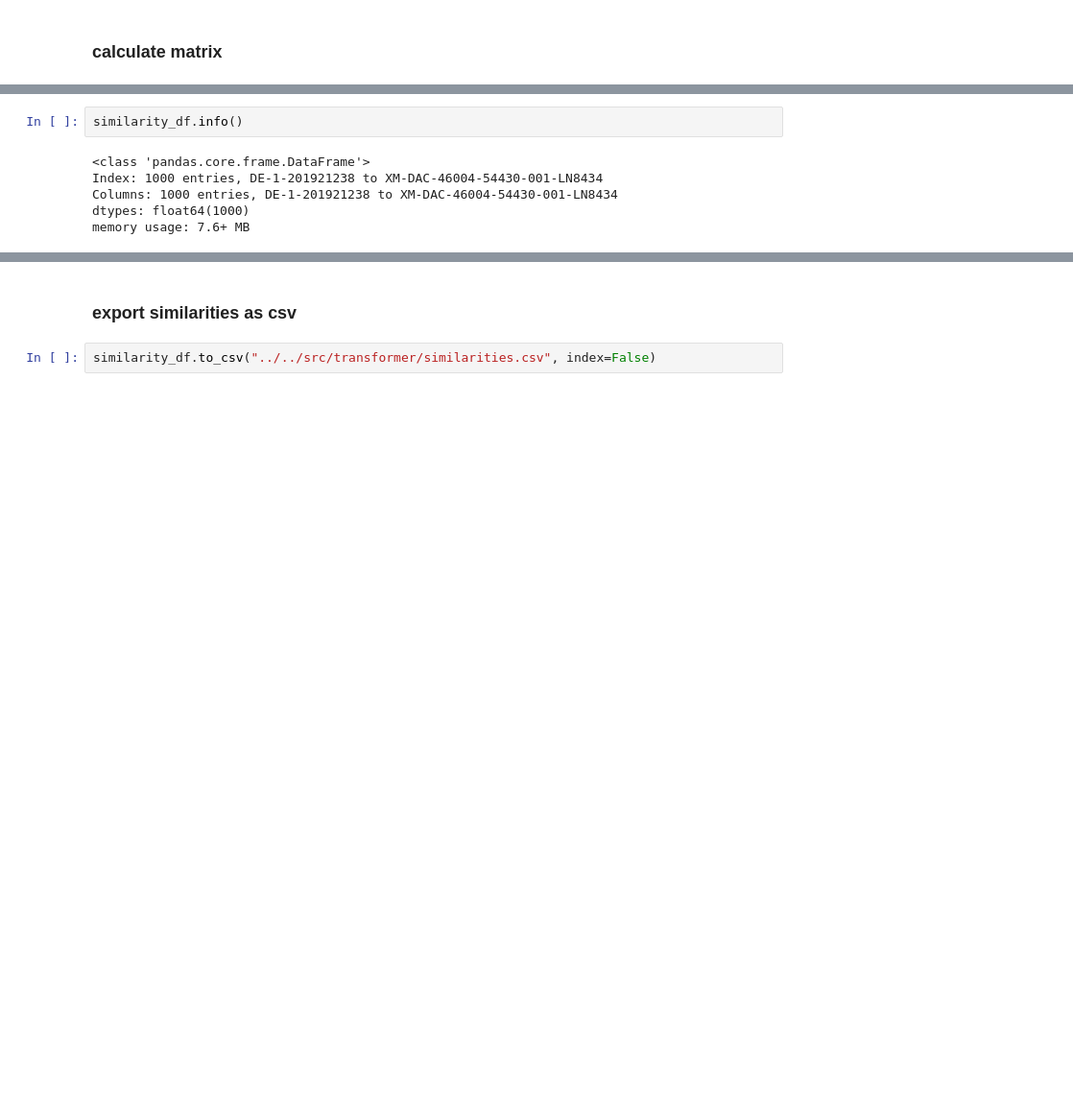
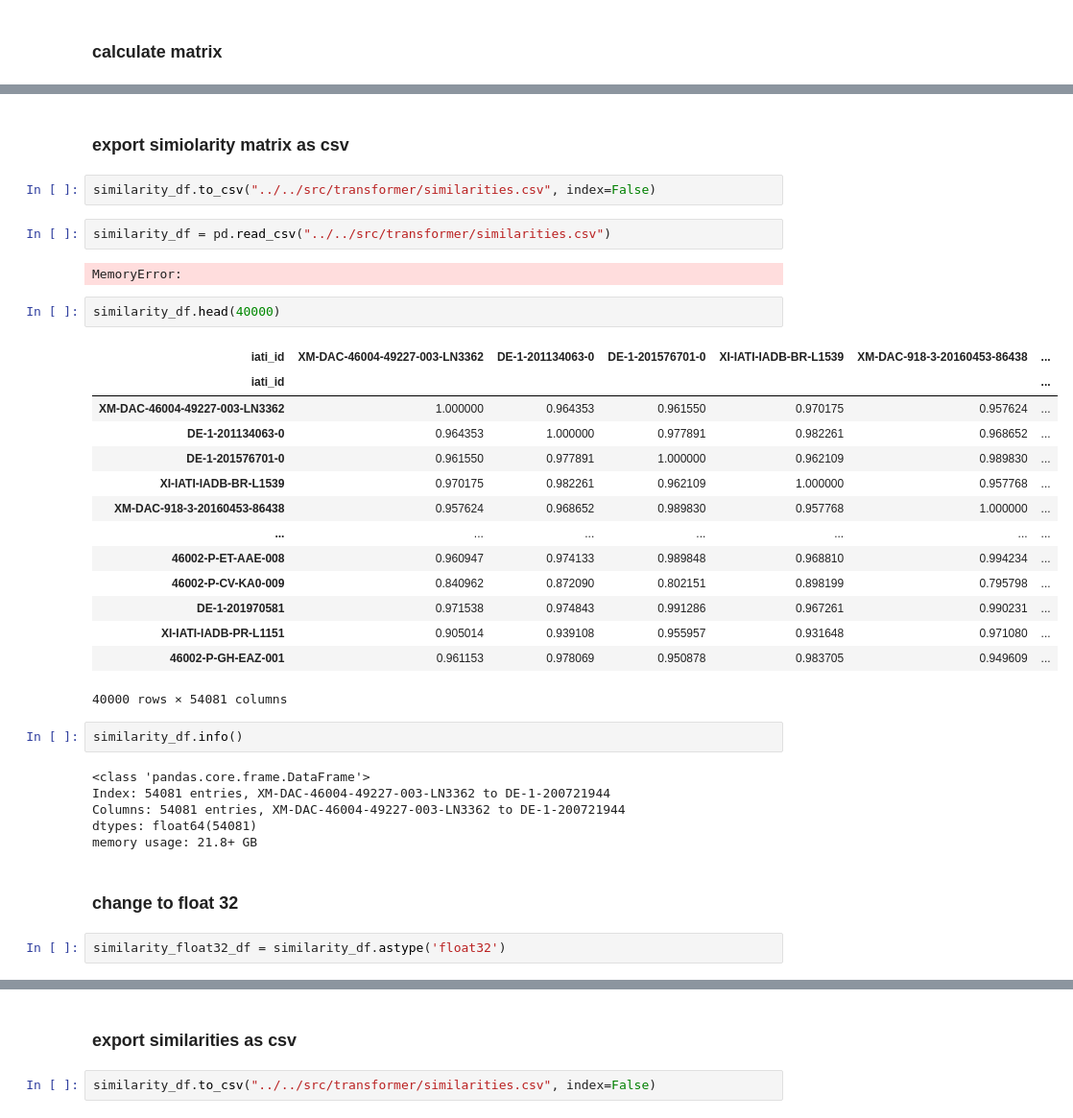
Before and after one commit to JanMuehlnikel/NLP-Development-Banks-Collaboration-Analyzer, a Jupyter notebook: data/models/similarity_bert.ipynb, the cells around one changed output, grey strips where cells are left out. Shown at 96% size. Drawn from its saved outputs; the diff is of its cells as text; blank space fills up the shorter version.

```diff
--- a/data/models/similarity_bert.ipynb
+++ b/data/models/similarity_bert.ipynb
@@ -124,8 +205,37 @@ similarity_df = pd.DataFrame(similarity_matrix, columns=embedding_df['iati_id'],
+# %% [markdown]
+### export simiolarity matrix as csv
+# %%
+similarity_df.to_csv("../../src/transformer/similarities.csv", index=False)
+# %%
+similarity_df = pd.read_csv("../../src/transformer/similarities.csv")
+# %% [output]
+MemoryError:
+# %%
+similarity_df.head(40000)
+# %% [output]
+| iati_id | XM-DAC-46004-49227-003-LN3362 | DE-1-201134063-0 | DE-1-201576701-0 | XI-IATI-IADB-BR-L1539 | XM-DAC-918-3-20160453-86438 | ... |
+| iati_id |  |  |  |  |  | ... |
+| XM-DAC-46004-49227-003-LN3362 | 1.000000 | 0.964353 | 0.961550 | 0.970175 | 0.957624 | ... |
+| DE-1-201134063-0 | 0.964353 | 1.000000 | 0.977891 | 0.982261 | 0.968652 | ... |
+| DE-1-201576701-0 | 0.961550 | 0.977891 | 1.000000 | 0.962109 | 0.989830 | ... |
+| XI-IATI-IADB-BR-L1539 | 0.970175 | 0.982261 | 0.962109 | 1.000000 | 0.957768 | ... |
+| XM-DAC-918-3-20160453-86438 | 0.957624 | 0.968652 | 0.989830 | 0.957768 | 1.000000 | ... |
+| ... | ... | ... | ... | ... | ... | ... |
+| 46002-P-ET-AAE-008 | 0.960947 | 0.974133 | 0.989848 | 0.968810 | 0.994234 | ... |
+| 46002-P-CV-KA0-009 | 0.840962 | 0.872090 | 0.802151 | 0.898199 | 0.795798 | ... |
+| DE-1-201970581 | 0.971538 | 0.974843 | 0.991286 | 0.967261 | 0.990231 | ... |
+| XI-IATI-IADB-PR-L1151 | 0.905014 | 0.939108 | 0.955957 | 0.931648 | 0.971080 | ... |
+| 46002-P-GH-EAZ-001 | 0.961153 | 0.978069 | 0.950878 | 0.983705 | 0.949609 | ... |
+40000 rows × 54081 columns
 # %%
 similarity_df.info()
 # %% [output]
 <class 'pandas.core.frame.DataFrame'>
-Index: 1000 entries, DE-1-201921238 to XM-DAC-46004-54430-001-LN8434
-Columns: 1000 entries, DE-1-201921238 to XM-DAC-46004-54430-001-LN8434
-dtypes: float64(1000)
-memory usage: 7.6+ MB
+Index: 54081 entries, XM-DAC-46004-49227-003-LN3362 to DE-1-200721944
+Columns: 54081 entries, XM-DAC-46004-49227-003-LN3362 to DE-1-200721944
+dtypes: float64(54081)
+memory usage: 21.8+ GB
+# %% [markdown]
+### change to float 32
+# %%
+similarity_float32_df = similarity_df.astype('float32')
```
Also changed, not shown: parts of 30 cells of this notebook, 2 other files.
